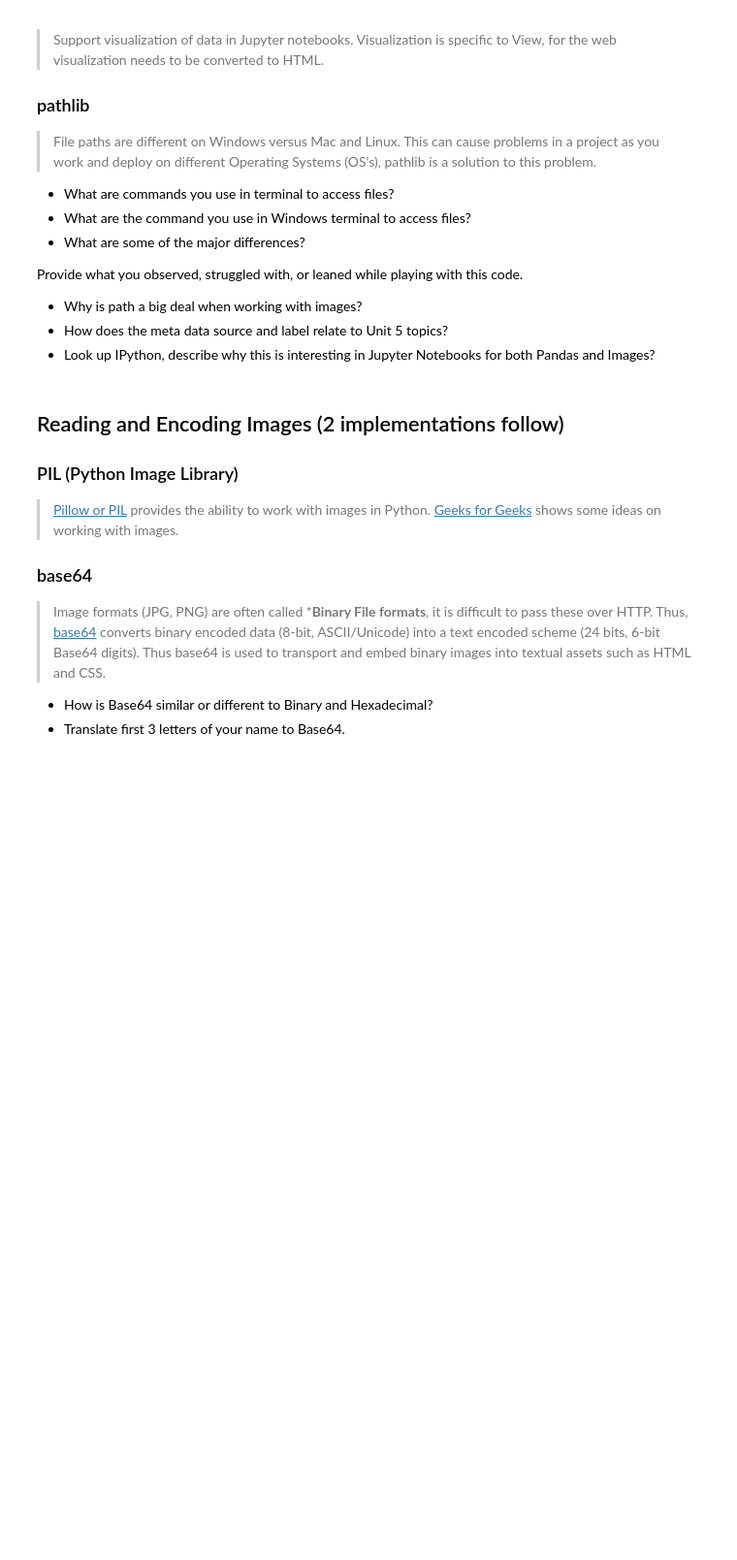
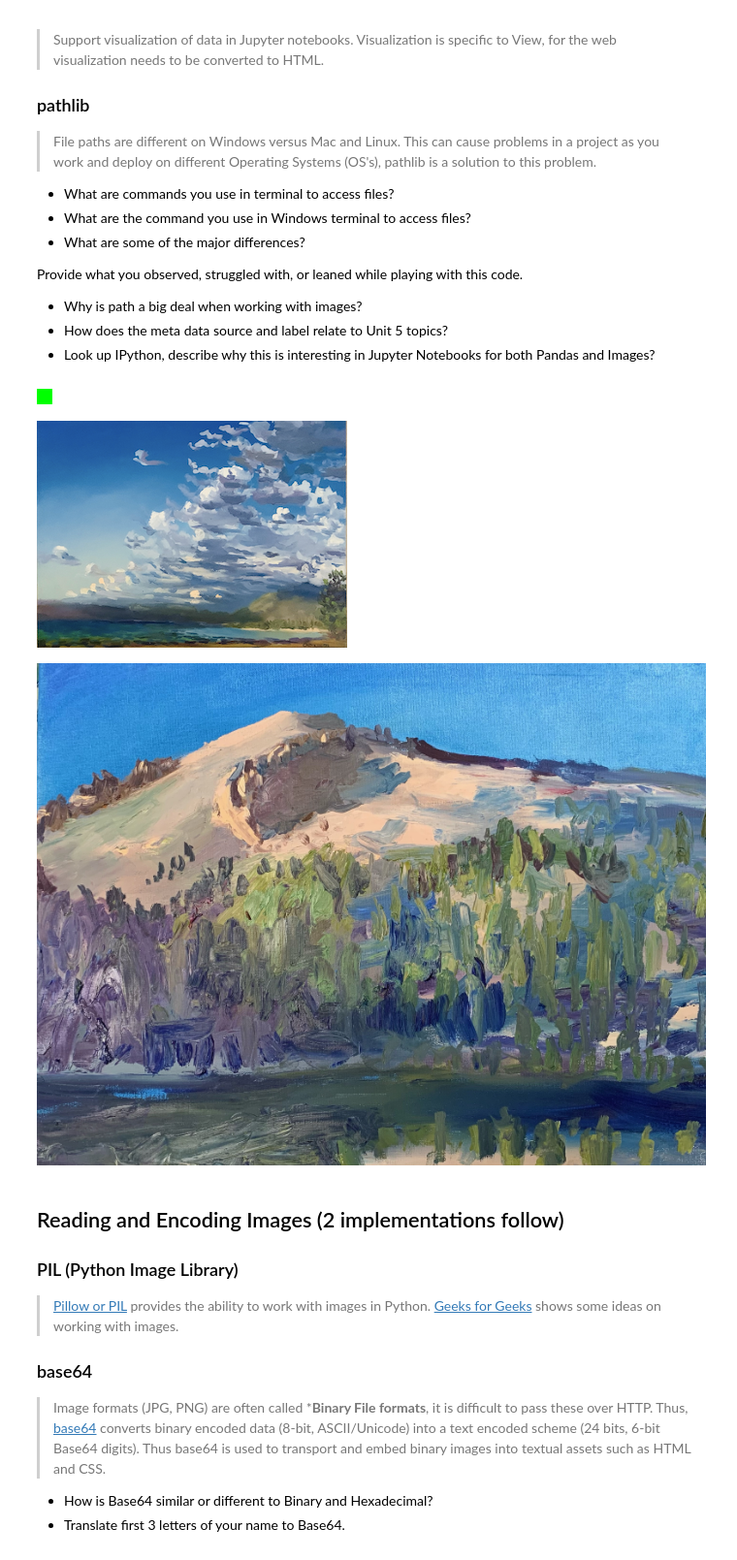
Before and after one commit to ClaireChen3/clairerepos, a Jupyter notebook: _notebooks/2023-03-07-AP-unit2-2.ipynb, the cells around one changed output. Shown at 97% size. Saved outputs shown, nothing was run; the diff lists cells and outputs as text; code cells hidden in the pictures; blank space fills up the shorter version.

Commit message:
commit images

```diff
--- a/_notebooks/2023-03-07-AP-unit2-2.ipynb
+++ b/_notebooks/2023-03-07-AP-unit2-2.ipynb
@@ -47,34 +47,38 @@ Provide what you observed, struggled with, or leaned while playing with this cod
 # %%
 
 from IPython.display import Image, display
 from pathlib import Path  # https://medium.com/@ageitgey/python-3-quick-tip-the-easy-way-to-deal-with-file-paths-on-windows-mac-and-linux-11a072b58d5f
 
 # prepares a series of images
 def image_data(path=Path("images/"), images=None):  # path of static images is defaulted
     if images is None:  # default image
         images = [
-            {'source': "Peter Carolin", 'label': "Clouds Impression", 'file': "clouds-impression.png"},
-            {'source': "Peter Carolin", 'label': "Lassen Volcano", 'file': "lassen-volcano.jpg"}
+            {'source': "Peter Carolin", 'label': "Clouds Impression", 'file': "clouds.png"},
+            {'source': "Peter Carolin", 'label': "Lassen Volcano", 'file': "volcano.jpg"}
         ]
     for image in images:
         # File to open
         image['filename'] = path / image['file']  # file with path
     return images
 
 def image_display(images):
     for image in images:
         display(Image(filename=image['filename']))
 
 
 # Run this as standalone tester to see sample data printed in Jupyter terminal
 if __name__ == "__main__":
     # print parameter supplied image
-    green_square = image_data(images=[{'source': "Internet", 'label': "Green Square", 'file': "green-square-16.png"}])
+    green_square = image_data(images=[{'source': "Internet", 'label': "Green Square", 'file': "green.png"}])
     image_display(green_square)
 
     # display default images from image_data()
     default_images = image_data()
     image_display(default_images)
+# %% [output]
+[figure, added]
+[figure, added]
+[figure, added]
 # %% [markdown]
 ## Reading and Encoding Images (2 implementations follow)
 
```
Also changed, not shown: parts of 1 cell of this notebook, 36 other files.
